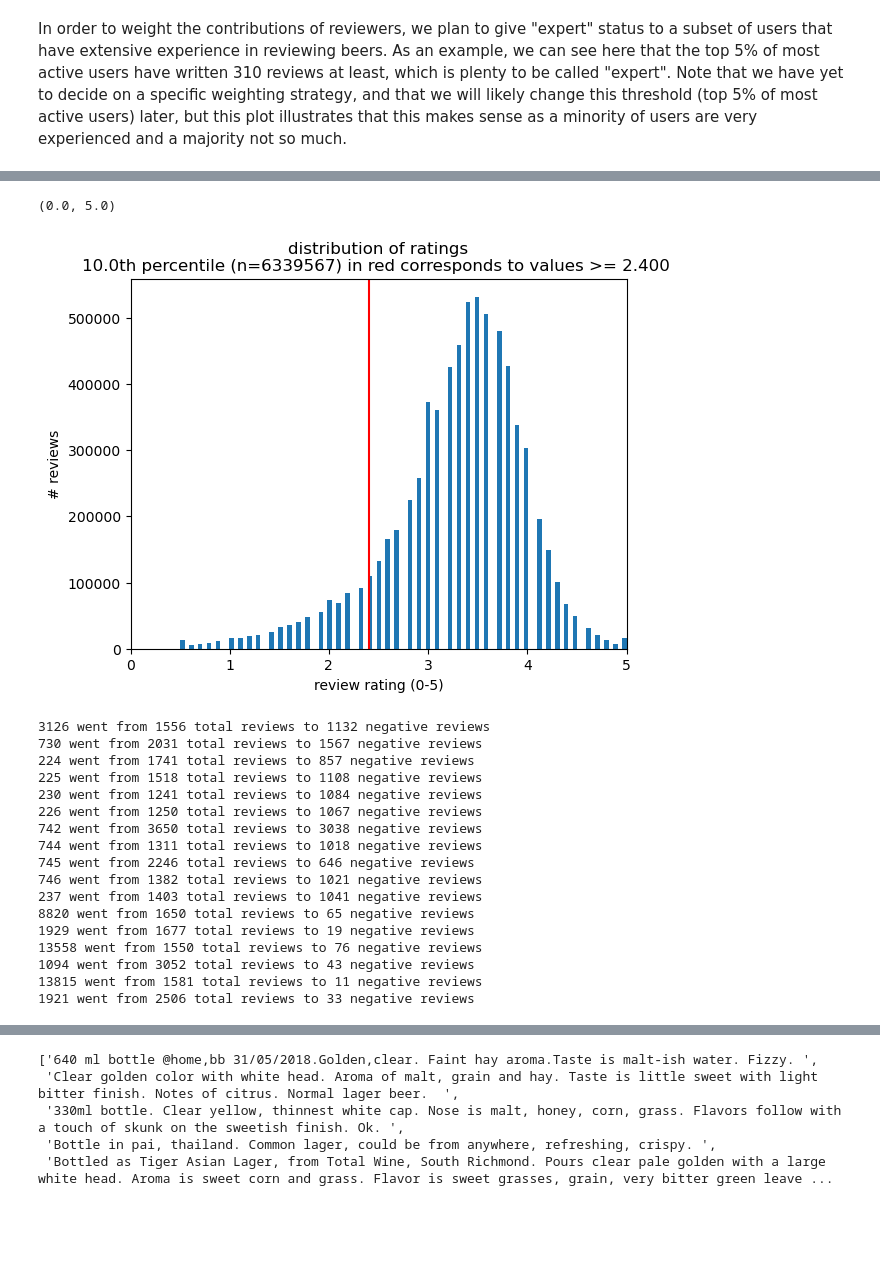
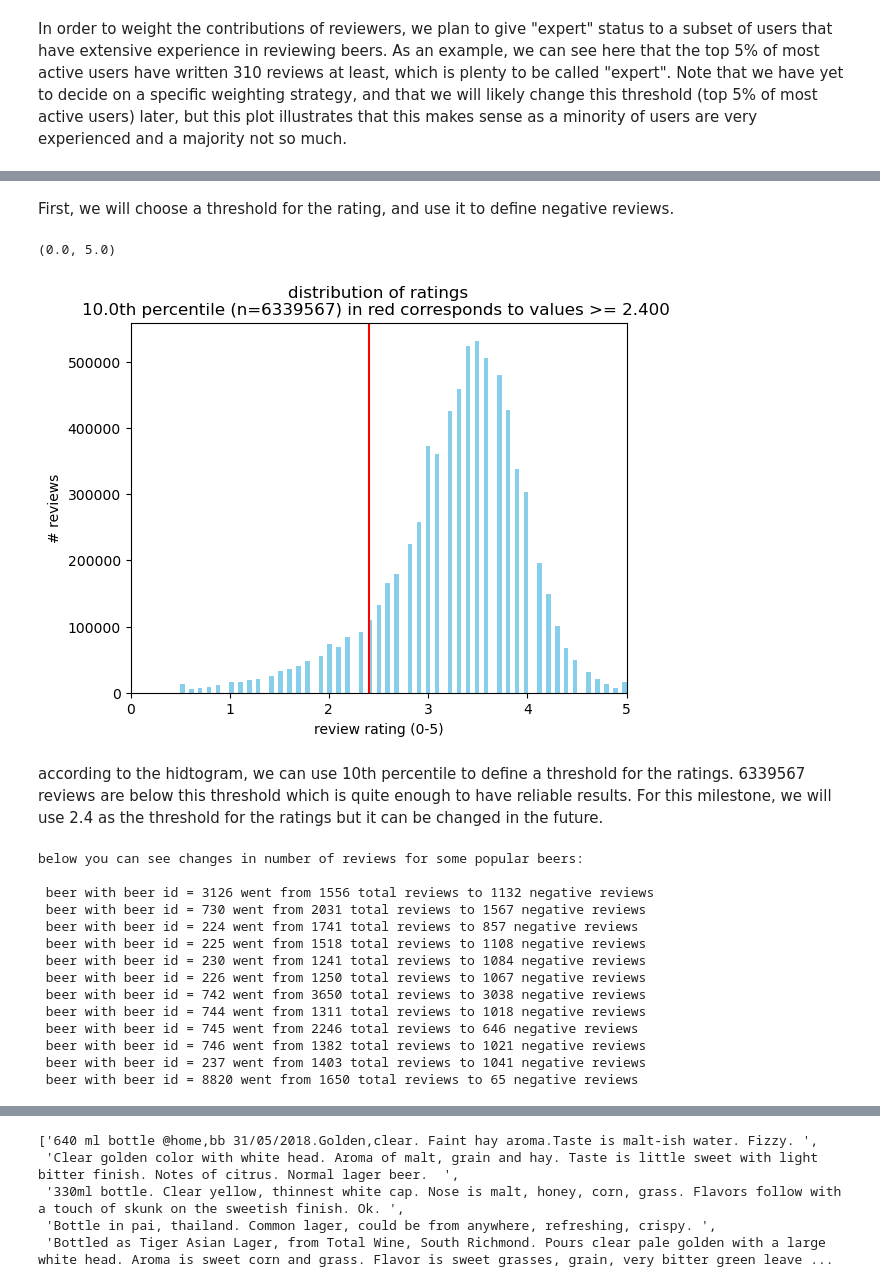
Before and after one commit to epfl-ada/ada-2024-project-awesomedataanalysts, a Jupyter notebook: milestone-2.ipynb, the cells around one changed output, grey strips where cells are left out. Cells and saved outputs as stored; diff of their text form; code cells hidden in the pictures; blank space fills up the shorter version.

```diff
--- a/milestone-2.ipynb
+++ b/milestone-2.ipynb
@@ -18,13 +31,15 @@ for i, review in enumerate(iter_reviews("./data/BeerAdvocate/reviews.txt", max_r
 
 {'beer_name': 'Barelegs Brew', 'beer_id': '19590', 'brewery_name': 'Strangford Lough Brewing Company Ltd', 'brewery_id': '10093', 'style': 'English Pale Ale', 'abv': 4.5, 'date': 1235127600, 'user_nam ...
 # %%
-from src.data_loading import load_beers_breweries_users
-
 # BeerAdvocate
-ba_beers, ba_breweries, ba_users = load_beers_breweries_users("./data/BeerAdvocate")
+data_path = "./data/BeerAdvocate"
+ba_beers, ba_breweries, ba_users = load_beers_breweries_users(data_path)
+print("data shape of Beer Advocate dataset:")
 print(ba_beers.shape, ba_breweries.shape, ba_users.shape)
 
 # RateBeer
-rb_beers, rb_breweries, rb_users = load_beers_breweries_users("./data/RateBeer")
+data_path = "./data/RateBeer"
+rb_beers, rb_breweries, rb_users = load_beers_breweries_users(data_path)
+print("data shape of Rate Beer dataset:")
 print(rb_beers.shape, rb_breweries.shape, rb_users.shape)
 # %% [output]
@@ -37,14 +54,14 @@ Note that we compute `avg_overall` using only the reviews (and not the ratings).
 # %%
-from src.data_processing import add_review_columns
-
 # BeerAdvocate
-ba_beers = add_review_columns("./data/BeerAdvocate/reviews.txt", ba_beers, by="beer_id")
-ba_users = add_review_columns("./data/BeerAdvocate/reviews.txt", ba_users, by="user_id")
+data_path = "./data/BeerAdvocate/reviews.txt"
+ba_beers = add_review_columns(data_path, ba_beers, by="beer_id")
+ba_users = add_review_columns(data_path, ba_users, by="user_id")
 print(ba_beers.shape, ba_breweries.shape, ba_users.shape)
 
 # RateBeer
-rb_beers = add_review_columns("./data/RateBeer/reviews.txt", rb_beers, by="beer_id")
-rb_users = add_review_columns("./data/RateBeer/reviews.txt", rb_users, by="user_id")
+data_path = "./data/RateBeer/reviews.txt"
+rb_beers = add_review_columns(data_path, rb_beers, by="beer_id")
+rb_users = add_review_columns(data_path, rb_users, by="user_id")
 print(rb_beers.shape, rb_breweries.shape, rb_users.shape)
 # %% [output]
 (166649, 20) (16758, 4) (62252, 8)
@@ -344,9 +373,8 @@ len(beer_with_min_count), len(rb_beers)
 # %%
+# finding all reviews for beers with more than 1211 reviews
 beer_reviews = {}
-
-for review in iter_reviews("./data/RateBeer/reviews.txt"):
+data_path = "./data/RateBeer/reviews.txt"
+for review in iter_reviews(data_path):
     beer_id = review["beer_id"]
     if beer_id in beer_with_min_count:
         beer_reviews.setdefault(beer_id, []).append(review)
-
-sum(len(beer_reviews[k]) for k in beer_reviews)
@@ -416,15 +508,19 @@ plot_wordcloud()
+# %% [markdown]
+First, we will choose a threshold for the rating, and use it to define negative reviews.
 # %%
-all_ratings = [review["rating"] for review in iter_reviews("./data/RateBeer/ratings.txt")]
+all_ratings = [review["rating"] for review in iter_reviews("./data/RateBeer/reviews.txt")]
 # %%
-ratings_percentile = plot_histogram_with_percentile(all_ratings, "distribution of ratings", q=10, bins=100)
-
+ratings_percentile = plot_histogram_with_percentile(all_ratings, "distribution of ratings", q=10, bins=100, color = "skyblue")
 plt.xlabel("review rating (0-5)")
 plt.ylabel("# reviews")
 plt.xlim((0, 5))
 # %% [output]
 (0.0, 5.0)
-[figure, old version]
+[figure, new version]
+# %% [markdown]
+according to the hidtogram, we can use 10th percentile to define a threshold for the ratings. 6339567 reviews are below this threshold which is quite enough to have reliable results. For this milestone, we will use 2.4 as the threshold for the ratings but it can be changed in the future.
 # %%
+# we will use 2.4 as the threshold for the ratings and find negative reviews for popular beers
 min_reviews = 10
 best_beer_reviews, worst_beer_reviews = {}, {}
 
@@ -443,29 +539,27 @@ for beer_id in beer_reviews:
         best_beer_reviews[beer_id] = best_reviews
         worst_beer_reviews[beer_id] = worst_reviews
 
+print("below you can see changes in number of reviews for some popular beers:\n")
 for i, beer_id in enumerate(worst_beer_reviews):
-    print(f"{beer_id} went from {len(beer_reviews[beer_id])} total reviews to",
+    print(f" beer with beer id = {beer_id} went from {len(beer_reviews[beer_id])} total reviews to",
           f"{len(worst_beer_reviews[beer_id])} negative reviews")
-    if i - 1 >= 15:
+    if i - 1 >= 10:
         break
 # %% [output]
-3126 went from 1556 total reviews to 1132 negative reviews
-730 went from 2031 total reviews to 1567 negative reviews
-224 went from 1741 total reviews to 857 negative reviews
-225 went from 1518 total reviews to 1108 negative reviews
-230 went from 1241 total reviews to 1084 negative reviews
-226 went from 1250 total reviews to 1067 negative reviews
-742 went from 3650 total reviews to 3038 negative reviews
-744 went from 1311 total reviews to 1018 negative reviews
-745 went from 2246 total reviews to 646 negative reviews
-746 went from 1382 total reviews to 1021 negative reviews
-237 went from 1403 total reviews to 1041 negative reviews
-8820 went from 1650 total reviews to 65 negative reviews
-1929 went from 1677 total reviews to 19 negative reviews
-13558 went from 1550 total reviews to 76 negative reviews
-1094 went from 3052 total reviews to 43 negative reviews
-13815 went from 1581 total reviews to 11 negative reviews
-1921 went from 2506 total reviews to 33 negative reviews
+below you can see changes in number of reviews for some popular beers:
+
+ beer with beer id = 3126 went from 1556 total reviews to 1132 negative reviews
+ beer with beer id = 730 went from 2031 total reviews to 1567 negative reviews
+ beer with beer id = 224 went from 1741 total reviews to 857 negative reviews
+ beer with beer id = 225 went from 1518 total reviews to 1108 negative reviews
+ beer with beer id = 230 went from 1241 total reviews to 1084 negative reviews
+ beer with beer id = 226 went from 1250 total reviews to 1067 negative reviews
+ beer with beer id = 742 went from 3650 total reviews to 3038 negative reviews
+ beer with beer id = 744 went from 1311 total reviews to 1018 negative reviews
+ beer with beer id = 745 went from 2246 total reviews to 646 negative reviews
+ beer with beer id = 746 went from 1382 total reviews to 1021 negative reviews
+ beer with beer id = 237 went from 1403 total reviews to 1041 negative reviews
+ beer with beer id = 8820 went from 1650 total reviews to 65 negative reviews
 # %%
 reviews_count_data = pd.DataFrame(
     [(beer_id, len(beer_reviews[beer_id]), len(worst_beer_reviews[beer_id])) for beer_id in worst_beer_reviews],
```
Also changed, not shown: parts of 107 cells of this notebook, 1 other file.
